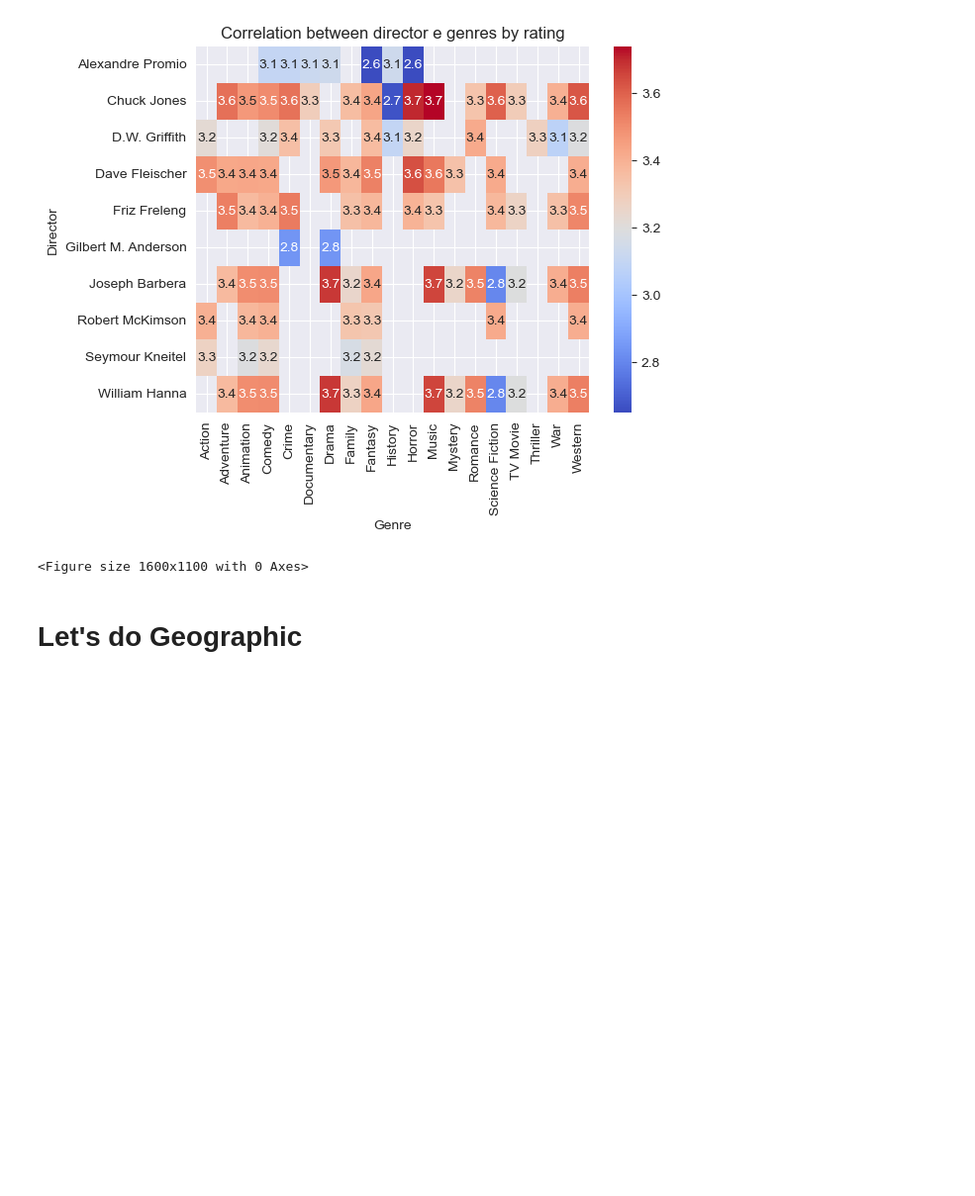
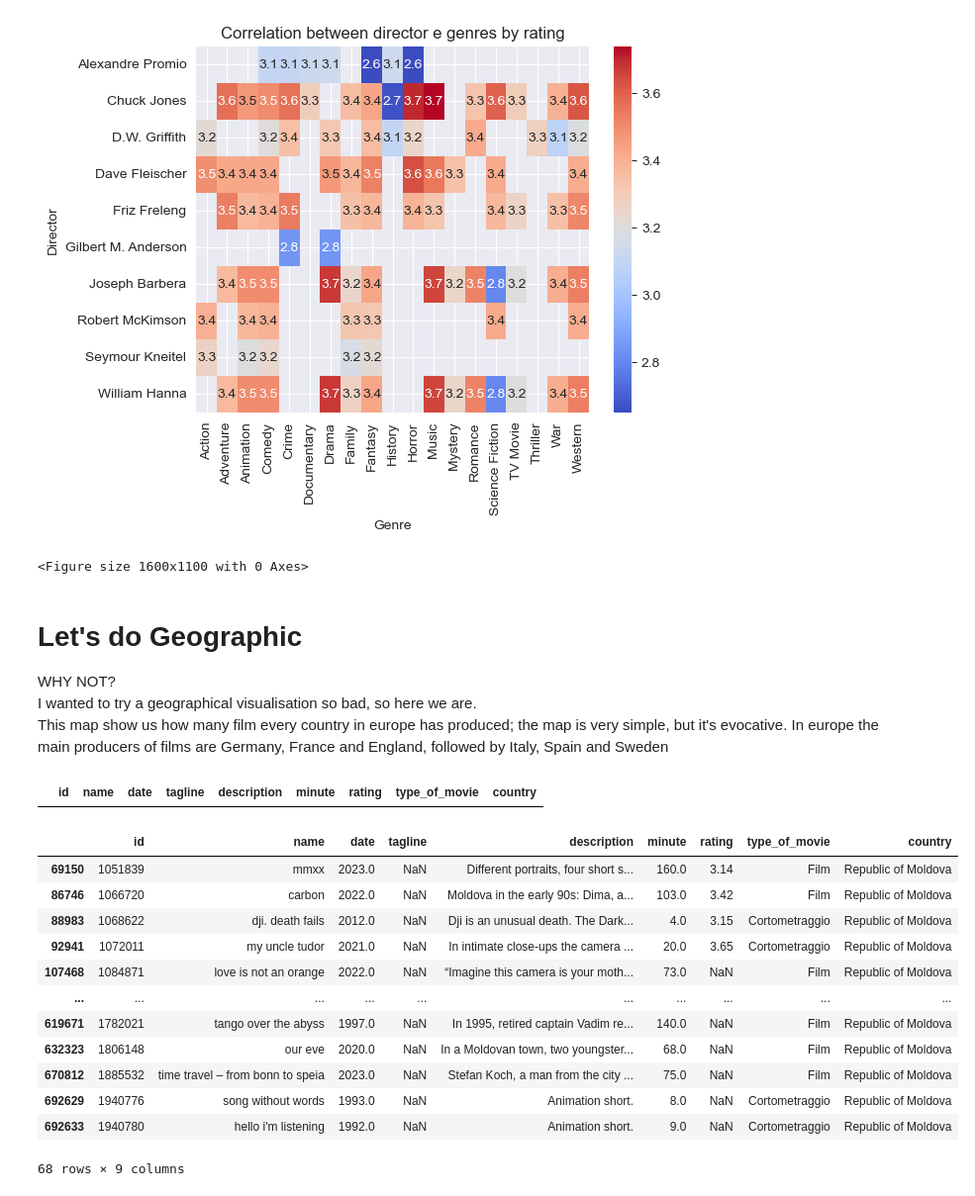
Before and after one commit to MarcoMac03/Film-analisys, a Jupyter notebook: main.ipynb, the cells around one changed output. Shown at 99% size. Cells and saved outputs as stored; diff of their text form; code cells hidden in the pictures; blank space fills up the shorter version.

```diff
--- a/main.ipynb
+++ b/main.ipynb
@@ -327,10 +327,33 @@ plt.show()
 <Figure size 1600x1100 with 0 Axes>
 # %% [markdown]
 # Let's do Geographic
+WHY NOT?
+I wanted to try a geographical visualisation so bad, so here we are.
+This map show us how many film every country in europe has produced; the map is very simple, but it's evocative. In europe the main producers of films are Germany, France and England, followed by Italy, Spain and Sweden
 # %%
 world = gpd.read_file('data/ne_110m_admin_0_countries/ne_110m_admin_0_countries.shp')
 europe = world[world['CONTINENT'] == 'Europe']
 america = world[(world['CONTINENT'] == 'North America') | (world['CONTINENT'] == 'South America')]
 asia = world[world['CONTINENT'] == 'Asia']
 africa = world[world['CONTINENT'] == 'Africa']
+# %%
+geo_movies = pd.merge(movies, countries, on='id', how='inner')
+# %% [output]
+|  | id | name | date | tagline | description | minute | rating | type_of_movie | country |
+# %%
+geo_movies[geo_movies['country'].str.contains(r"mol", case=False, na=False)]
+# %% [output]
+|  | id | name | date | tagline | description | minute | rating | type_of_movie | country |
+| 69150 | 1051839 | mmxx | 2023.0 | NaN | Different portraits, four short s... | 160.0 | 3.14 | Film | Republic of Moldova |
+| 86746 | 1066720 | carbon | 2022.0 | NaN | Moldova in the early 90s: Dima, a... | 103.0 | 3.42 | Film | Republic of Moldova |
+| 88983 | 1068622 | dji. death fails | 2012.0 | NaN | Dji is an unusual death. The Dark... | 4.0 | 3.15 | Cortometraggio | Republic of Moldova |
+| 92941 | 1072011 | my uncle tudor | 2021.0 | NaN | In intimate close-ups the camera ... | 20.0 | 3.65 | Cortometraggio | Republic of Moldova |
+| 107468 | 1084871 | love is not an orange | 2022.0 | NaN | “Imagine this camera is your moth... | 73.0 | NaN | Film | Republic of Moldova |
+| ... | ... | ... | ... | ... | ... | ... | ... | ... | ... |
+| 619671 | 1782021 | tango over the abyss | 1997.0 | NaN | In 1995, retired captain Vadim re... | 140.0 | NaN | Film | Republic of Moldova |
+| 632323 | 1806148 | our eve | 2020.0 | NaN | In a Moldovan town, two youngster... | 68.0 | NaN | Film | Republic of Moldova |
+| 670812 | 1885532 | time travel – from bonn to speia | 2023.0 | NaN | Stefan Koch, a man from the city ... | 75.0 | NaN | Film | Republic of Moldova |
+| 692629 | 1940776 | song without words | 1993.0 | NaN | Animation short. | 8.0 | NaN | Cortometraggio | Republic of Moldova |
+| 692633 | 1940780 | hello i'm listening | 1992.0 | NaN | Animation short. | 9.0 | NaN | Cortometraggio | Republic of Moldova |
+68 rows × 9 columns
 # %%
```
Also changed, not shown: parts of 3 cells of this notebook.
